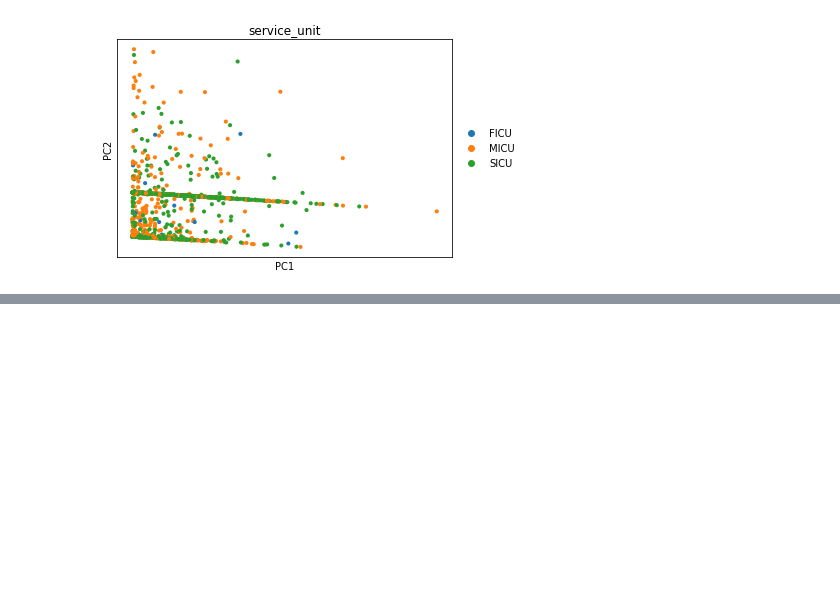
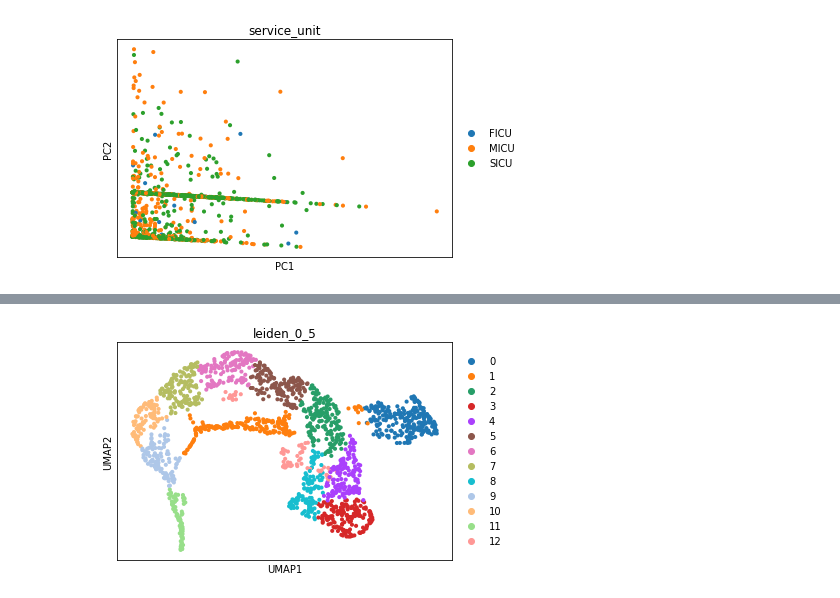
Before and after one commit to theislab/ehrapy, a Jupyter notebook: notebooks/EhrapyDemo.ipynb, the cells around one changed output, grey strips where cells are left out. Cells and saved outputs as stored; diff of their text form; code cells hidden in the pictures; blank space fills up the shorter version.

```diff
--- a/notebooks/EhrapyDemo.ipynb
+++ b/notebooks/EhrapyDemo.ipynb
@@ -112,0 +129,4 @@ sc.pl.umap(adata_3, color="day_icu_intime")
+# %%
+sc.pl.umap(adata_3, color=["leiden_0_5"])
+# %% [output]
+[figure, added]
```
Also changed, not shown: parts of 9 cells of this notebook, 9 other files.
